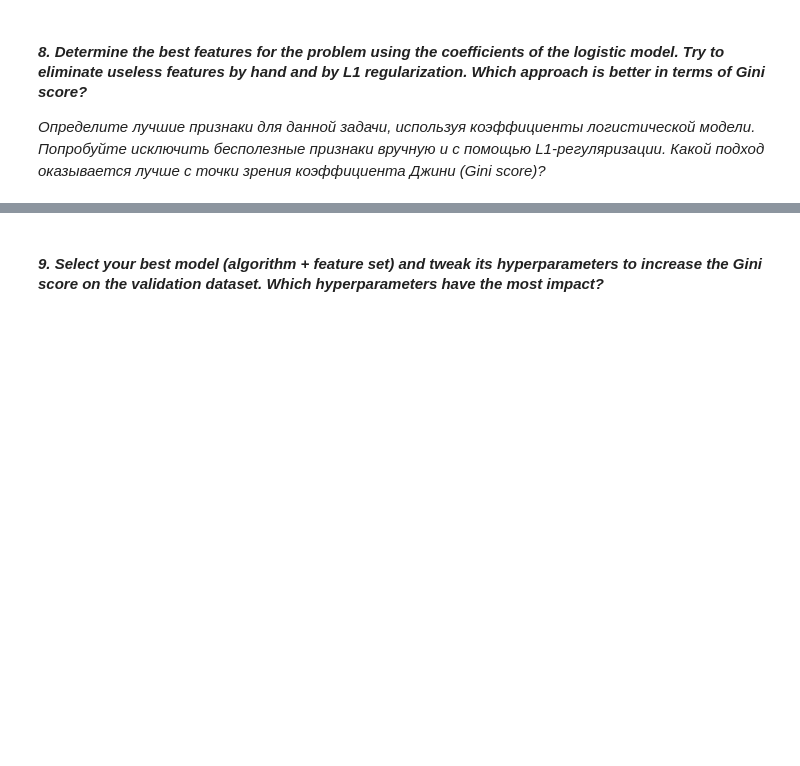
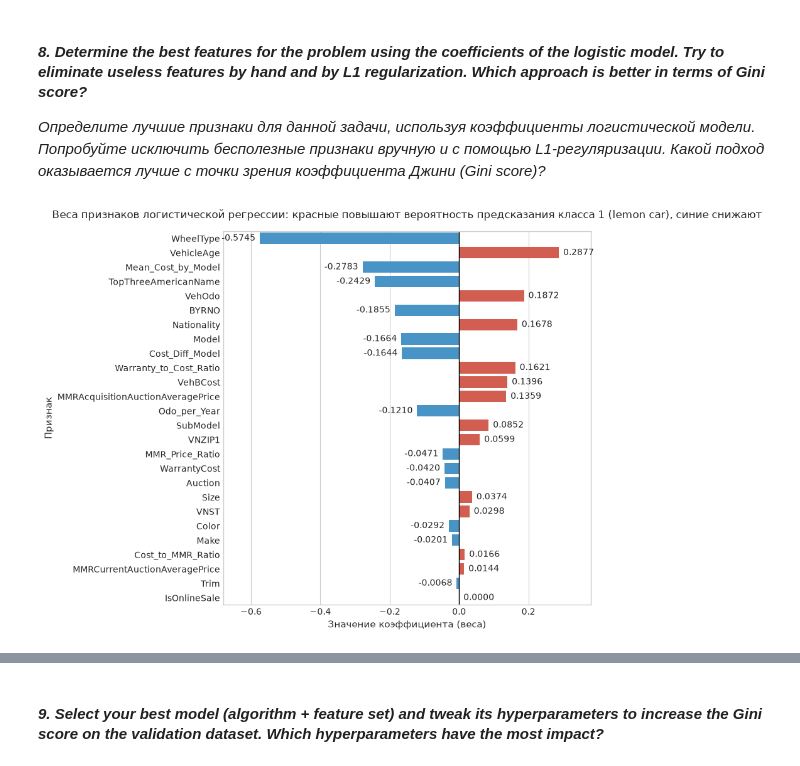
Before and after one commit to RunForJoy/ml-classification-metrics, a Jupyter notebook: src/ml_4.ipynb, the cells around one changed output, grey strips where cells are left out. Saved outputs shown, nothing was run; the diff lists cells and outputs as text; code cells hidden in the pictures; blank space fills up the shorter version.

```diff
--- a/src/ml_4.ipynb
+++ b/src/ml_4.ipynb
@@ -1523,3 +1529,53 @@ K-Nearest Neighbors_fe
 #### ***8. Determine the best features for the problem using the coefficients of the logistic model. Try to eliminate useless features by hand and by L1 regularization. Which approach is better in terms of Gini score?***
 
 *Определите лучшие признаки для данной задачи, используя коэффициенты логистической модели. Попробуйте исключить бесполезные признаки вручную и с помощью L1-регуляризации. Какой подход оказывается лучше с точки зрения коэффициента Джини (Gini score)?*
+# %%
+with open(os.path.join("checkpoints", "trained_models.pkl"), "rb") as f:
+    trained_models = pickle.load(f)
+    print(trained_models)
+# %%
+lr_weights = trained_models["Logistic Regression_fe"].coef_[0]
+# %%
+weights_df = pd.DataFrame(
+    {
+        "Признак": X_train_fe.columns,
+        "Вес": lr_weights,
+    }
+).sort_values(by="Вес", key=abs, ascending=False)
+
+# weights_df.style.hide(axis="index").format({"Вес": "{:.4f}", "Абсолютный вес": "{:.4f}"})
+# %%
+plt.style.use("seaborn-v0_8-whitegrid")
+fig, ax = plt.subplots(figsize=(9, 7))
+
+colors = ["#e74c3c" if w > 0 else "#3498db" for w in weights_df["Вес"]]
+
+sns.barplot(
+    x="Вес",
+    y="Признак",
+    data=weights_df,
+    palette=colors,
+    hue="Признак",
+    legend=False,
+    ax=ax,
+)
+
+# добавляю числовые значения рядом с каждым столбцом с небольшим отступом
+for container in ax.containers:
+    ax.bar_label(container, fmt="%.4f", padding=5, fontsize=10)
+
+# расширяю границы оси X, чтобы крайние подписи не упирались в рамку
+ax.set_xlim(-0.68, 0.38)
+ax.axvline(x=0, color="black", linewidth=1)
+ax.set_title(
+    "Веса признаков логистической регрессии: красные повышают вероятность предсказания класса 1 (lemon car), синие снижают",
+    fontsize=12,
+    pad=15,
+)
+ax.set_xlabel("Значение коэффициента (веса)", fontsize=11)
+ax.set_ylabel("Признак", fontsize=11)
+
+plt.tight_layout()
+plt.show()
+# %% [output]
+[figure, added]
```
Also changed, not shown: parts of 23 cells of this notebook, 1 other file.
